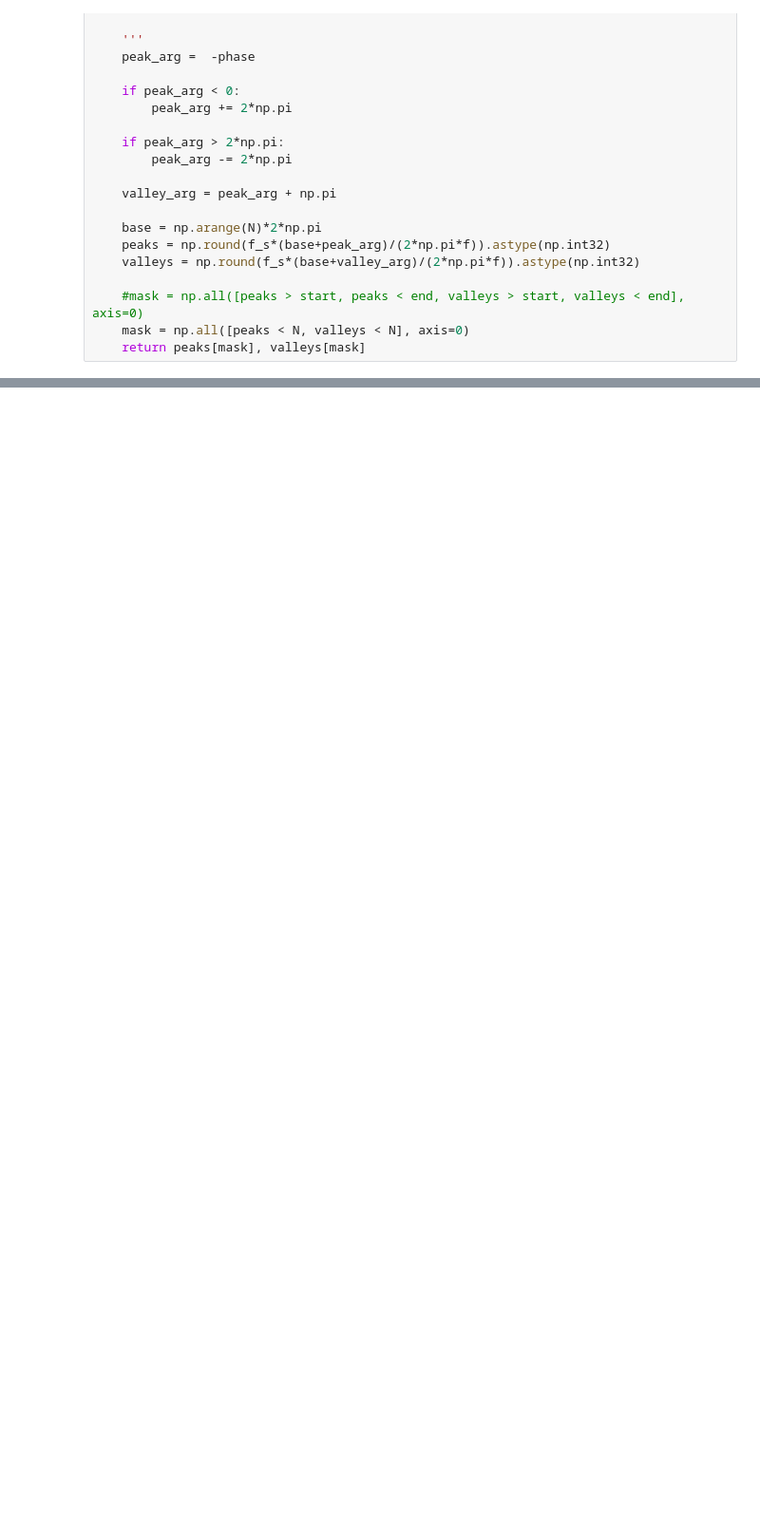
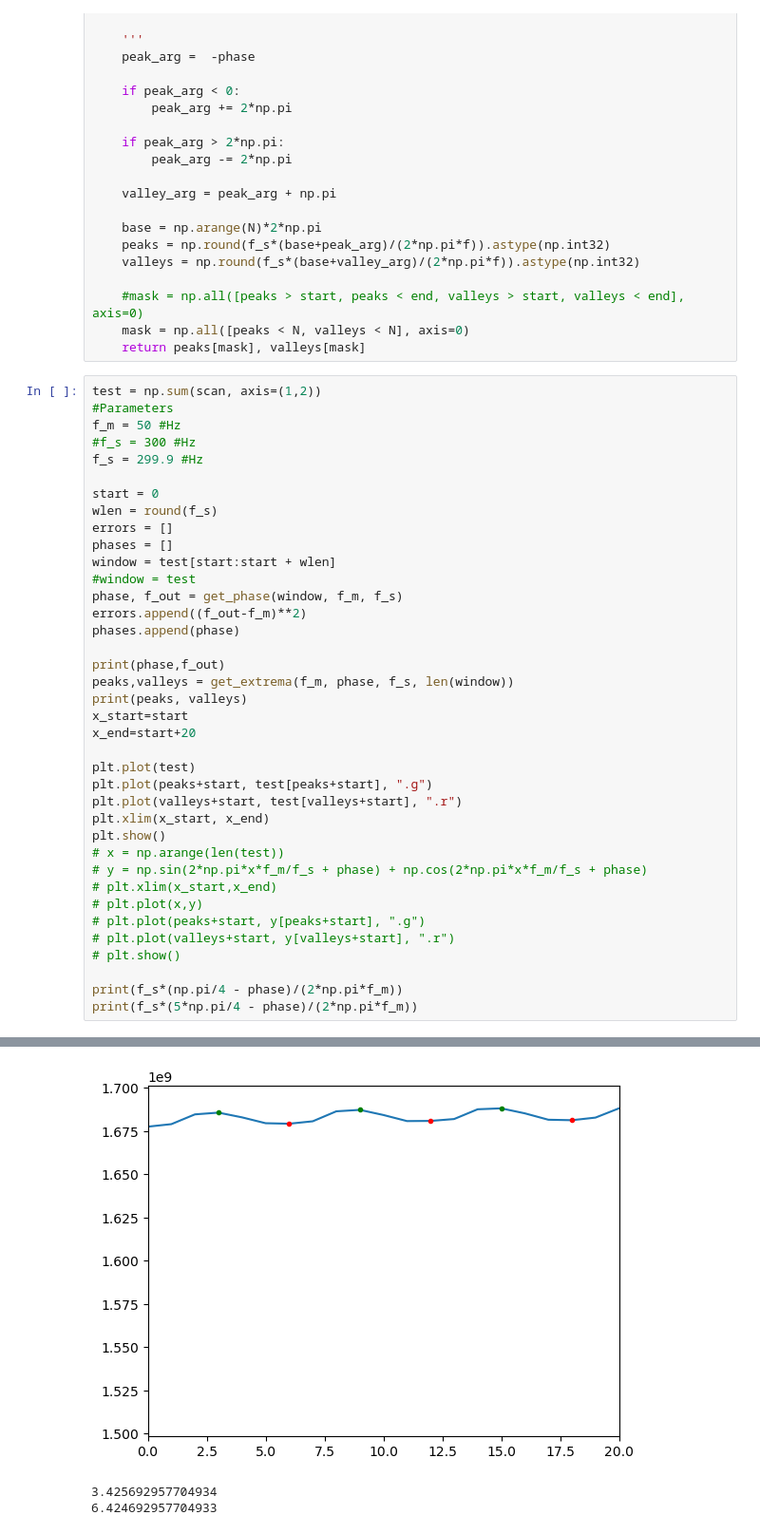
Before and after one commit to JeperoJ/Photoluminescence-scanner, a Jupyter notebook: Software refactor/LIPI_Processing/SNRCalc.ipynb, the cells around one changed output, grey strips where cells are left out. Shown at 95% size. Drawn from its saved outputs; the diff is of its cells as text; blank space fills up the shorter version.

```diff
--- a/Software refactor/LIPI_Processing/SNRCalc.ipynb
+++ b/Software refactor/LIPI_Processing/SNRCalc.ipynb
@@ -127,3 +145,42 @@ def get_extrema(f,phase,f_s,N):
     #mask = np.all([peaks > start, peaks < end, valleys > start, valleys < end], axis=0)
     mask = np.all([peaks < N, valleys < N], axis=0)
     return peaks[mask], valleys[mask]
+# %%
+test = np.sum(scan, axis=(1,2))
+#Parameters
+f_m = 50 #Hz
+#f_s = 300 #Hz
+f_s = 299.9 #Hz
+
+start = 0
+wlen = round(f_s)
+errors = []
+phases = []
+window = test[start:start + wlen]
+#window = test
+phase, f_out = get_phase(window, f_m, f_s)
+errors.append((f_out-f_m)**2)
+phases.append(phase)
+
+print(phase,f_out)
+peaks,valleys = get_extrema(f_m, phase, f_s, len(window))
+print(peaks, valleys)
+x_start=start
+x_end=start+20
+
+plt.plot(test)
+plt.plot(peaks+start, test[peaks+start], ".g")
+plt.plot(valleys+start, test[valleys+start], ".r")
+plt.xlim(x_start, x_end)
+plt.show()
+# x = np.arange(len(test))
+# y = np.sin(2*np.pi*x*f_m/f_s + phase) + np.cos(2*np.pi*x*f_m/f_s + phase)
+# plt.xlim(x_start,x_end)
+# plt.plot(x,y)
+# plt.plot(peaks+start, y[peaks+start], ".g")
+# plt.plot(valleys+start, y[valleys+start], ".r")
+# plt.show()
+
+print(f_s*(np.pi/4 - phase)/(2*np.pi*f_m))
+print(f_s*(5*np.pi/4 - phase)/(2*np.pi*f_m))
+# %% [output]
@@ -129,0 +193,3 @@ def get_extrema(f,phase,f_s,N):
+[figure, added]
+3.425692957704934
+6.424692957704933
```
Also changed, not shown: parts of 7 cells of this notebook.
